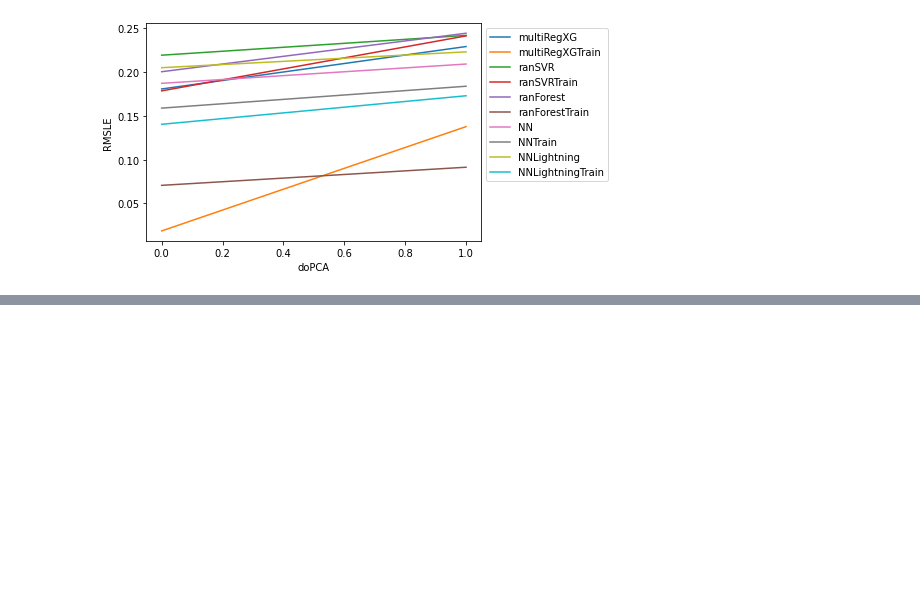
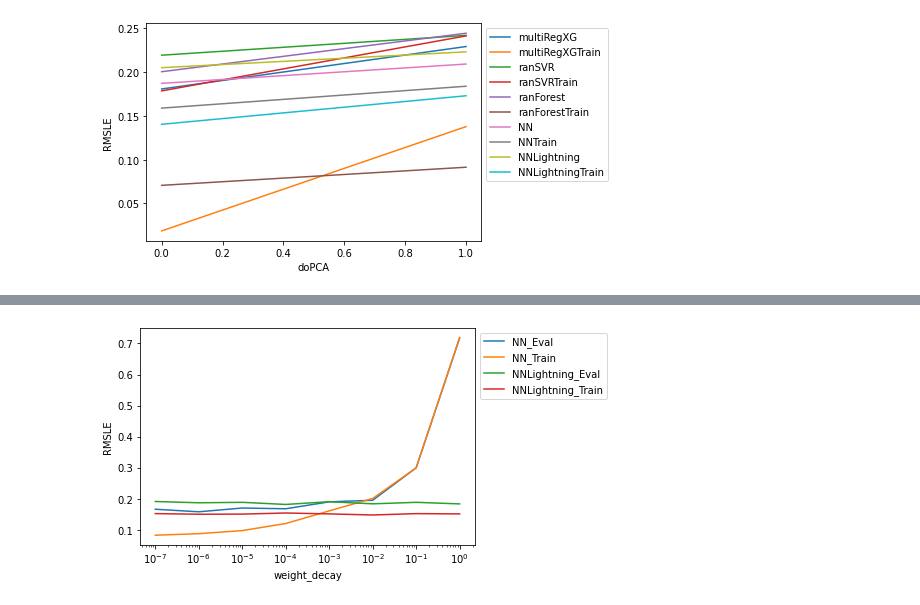
Before and after one commit to Gittingthehubbing/Kaggle, a Jupyter notebook: Tabular Playground Series - Jul 2021/Intermediate_Results.ipynb, the cells around one changed output, grey strips where cells are left out. Saved outputs shown, nothing was run; the diff lists cells and outputs as text; code cells hidden in the pictures; blank space fills up the shorter version.

Commit message:
Improved Lightning Model

```diff
--- a/Tabular Playground Series - Jul 2021/Intermediate_Results.ipynb
+++ b/Tabular Playground Series - Jul 2021/Intermediate_Results.ipynb
@@ -1101,0 +1116,15 @@ plt.xscale('log')
+# %%
+# Effect of weight decay penalization parameter for NN
+
+# Forgot to activate weight decay for lightning model
+
+loopVarName = "weight_decay"
+extraText = "_12_PastPoints_No_PCA"
+
+resultsDf = pickleLoad(f'{loopVarName}{extraText}_resultsDf.pkl')
+
+resultsDf.plot(x=loopVarName,y=resultsDf.keys().to_list().remove(loopVarName)).legend(bbox_to_anchor=(1,1))
+plt.ylabel("RMSLE")
+plt.xscale('log')
+# %% [output]
+[figure, added]
```
Also changed, not shown: parts of 16 cells of this notebook, 1 other file.
